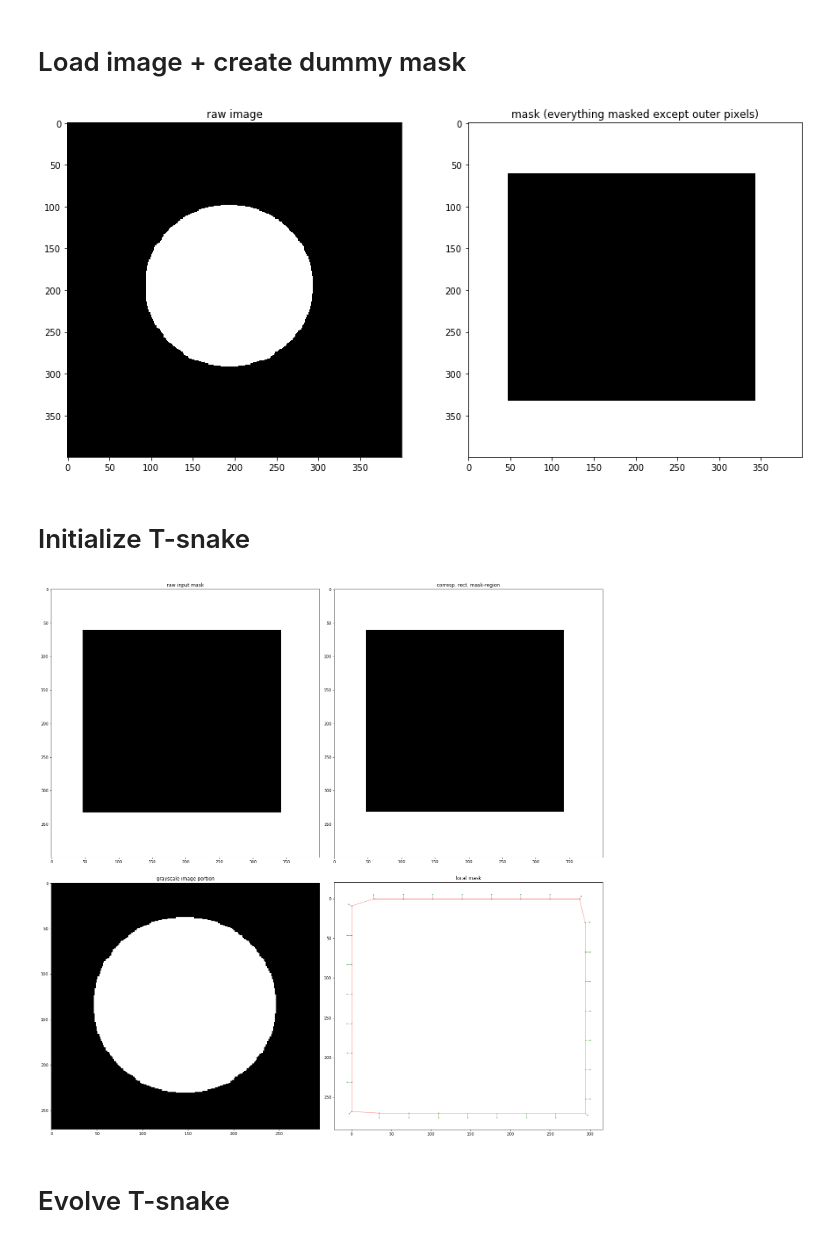
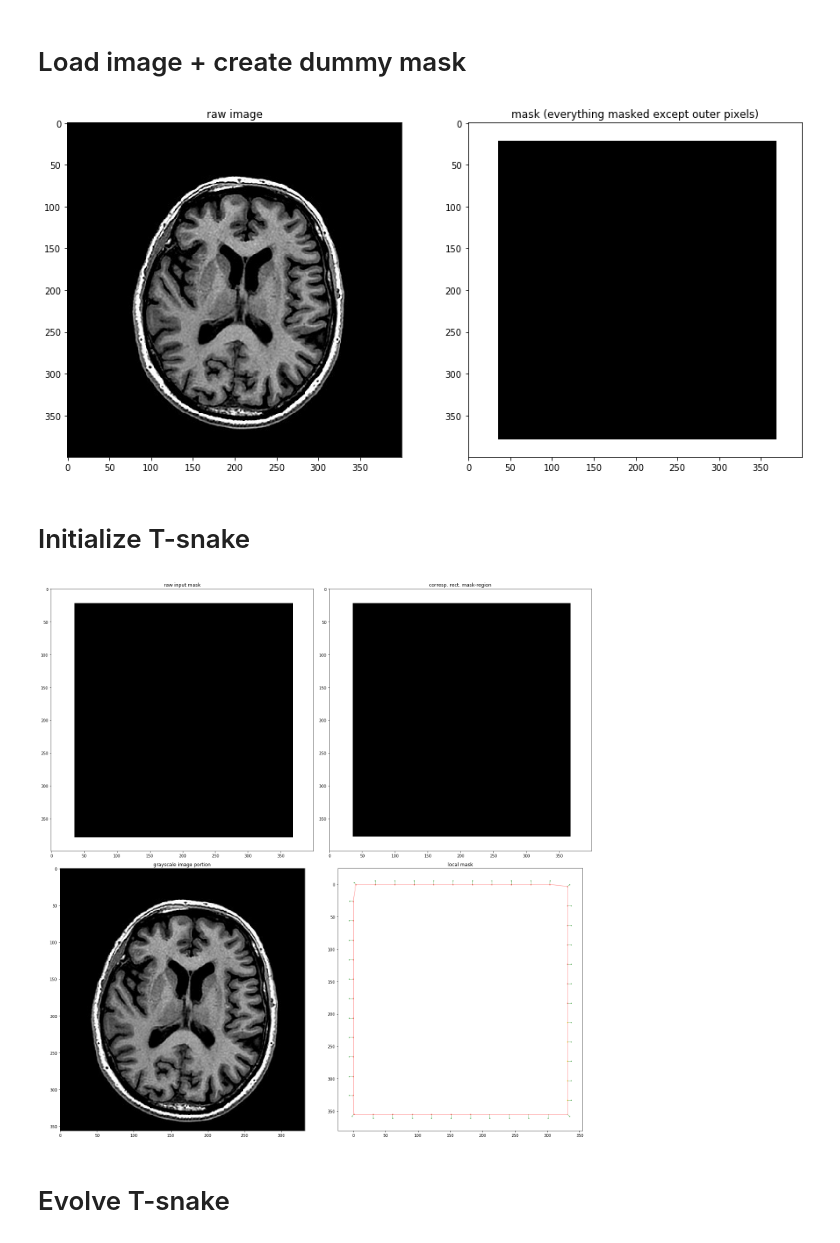
Before and after one commit to CS269-Capstone/t-snake-mask-generation, a Jupyter notebook: notebooks/Test T-snake evolution (no reparameterization).ipynb, the cells around one changed output. Saved outputs shown, nothing was run; the diff lists cells and outputs as text; code cells hidden in the pictures.

```diff
--- a/notebooks/Test T-snake evolution (no reparameterization).ipynb
+++ b/notebooks/Test T-snake evolution (no reparameterization).ipynb
@@ -11,8 +11,8 @@ from tsnake.initialize import load_mask
 # %% [markdown]
 # Load image + create dummy mask
 # %%
-img_path = '../examples/test/circle.png'
-mask_path = '../examples/test/circle_mask.png'
+img_path = '../examples/test/brainN.png'
+mask_path = '../examples/test/brain_mask.jpg'
 
 image = cv2.imread(img_path, 0)
 mask = load_mask(mask_path, convert=True)
@@ -26,28 +26,28 @@ ax1.imshow(image, cmap=plt.cm.binary)
 ax2.imshow(mask, cmap=plt.cm.binary)
 plt.show()
 # %% [output]
-[figure, old version]
+[figure, new version]
 # %% [markdown]
 # Initialize T-snake
 # %%
-N = 30       # 30 nodes
-p = 0.006      # scale for Eq (7)
+N = 45      # 30 nodes
+p = 0.002      # scale for Eq (7)
 c = 10.0      # scale for Eq (A.4)
-a = 4.5     # tension param in Eq (8)
-b = 8.0     # bending param in Eq (8)
-q = 22.0      # scale for Eq (4)
-gamma = 1.0  # friction param in Eq (8)
+a = 17.5     # tension param in Eq (8)
+b = 35.0     # bending param in Eq (8)
+q = 30.0      # scale for Eq (4)
+gamma = 4.0  # friction param in Eq (8)
 dt = 0.08    # step size in Eq (8)
-sigma = 1.2  # gaussian filter param in Eq (A.4)
+sigma = 1.0  # gaussian filter param in Eq (A.4)
 threshold = 15
 
 region = compute_masked_regions(image, mask)[0]
 region.initialize_tsnake(N, p, c, sigma, a, b, q, gamma, dt, threshold)
 region.visualize()
 
 snake = region._initial_tsnake
 # %% [output]
-[figure, old version]
+[figure, new version]
 # %%
 region.show_snake()
 # %% [markdown]
```
Also changed, not shown: parts of 1 cell of this notebook, 1 other file.
